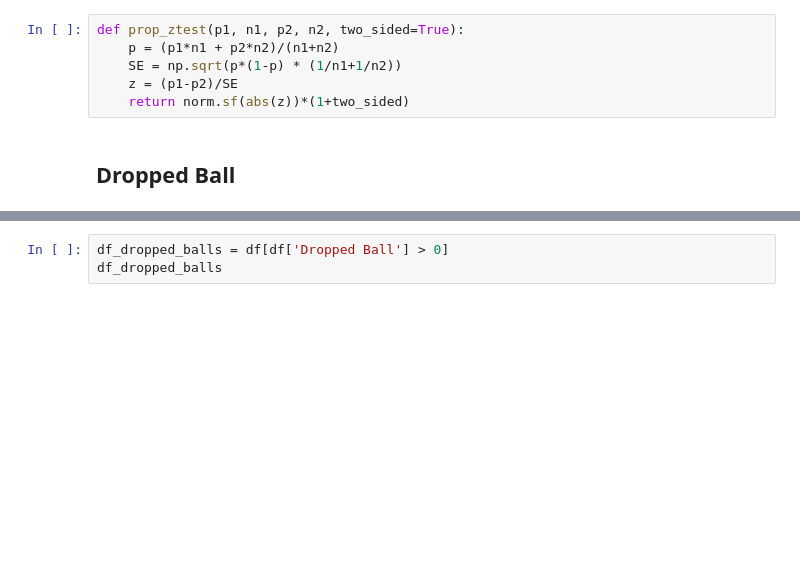
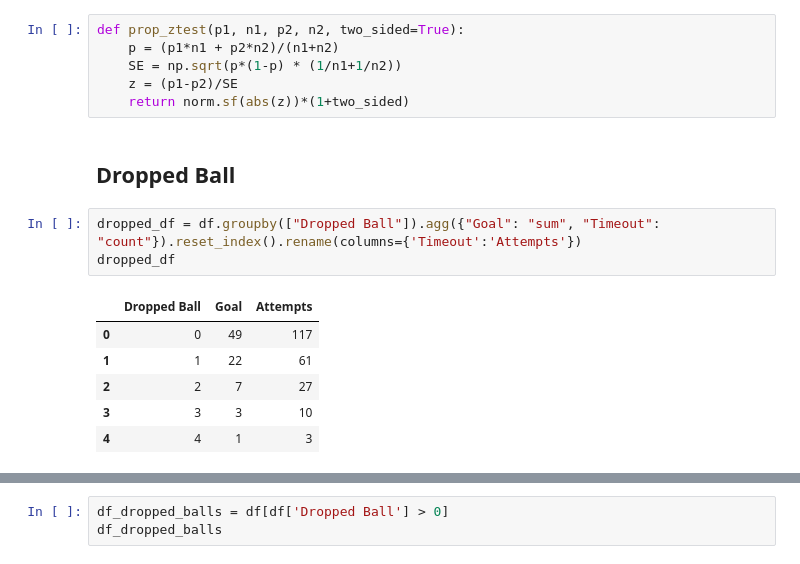
Before and after one commit to kevinshen1101/Water-Polo-Analytics, a Jupyter notebook: final_report/final_analysis.ipynb, the cells around one changed output, grey strips where cells are left out. Drawn from its saved outputs; the diff is of its cells as text; blank space fills up the shorter version.

Commit message:
Updated missing timeout sections in all data

```diff
--- a/final_report/final_analysis.ipynb
+++ b/final_report/final_analysis.ipynb
@@ -303,3 +303,13 @@ def prop_ztest(p1, n1, p2, n2, two_sided=True):
     return norm.sf(abs(z))*(1+two_sided)
 # %% [markdown]
 ## Dropped Ball
+# %%
+dropped_df = df.groupby(["Dropped Ball"]).agg({"Goal": "sum", "Timeout": "count"}).reset_index().rename(columns={'Timeout':'Attempts'})
+dropped_df
+# %% [output]
+|  | Dropped Ball | Goal | Attempts |
+| 0 | 0 | 49 | 117 |
+| 1 | 1 | 22 | 61 |
+| 2 | 2 | 7 | 27 |
+| 3 | 3 | 3 | 10 |
+| 4 | 4 | 1 | 3 |
```
Also changed, not shown: parts of 4 cells of this notebook, 1 other file.
